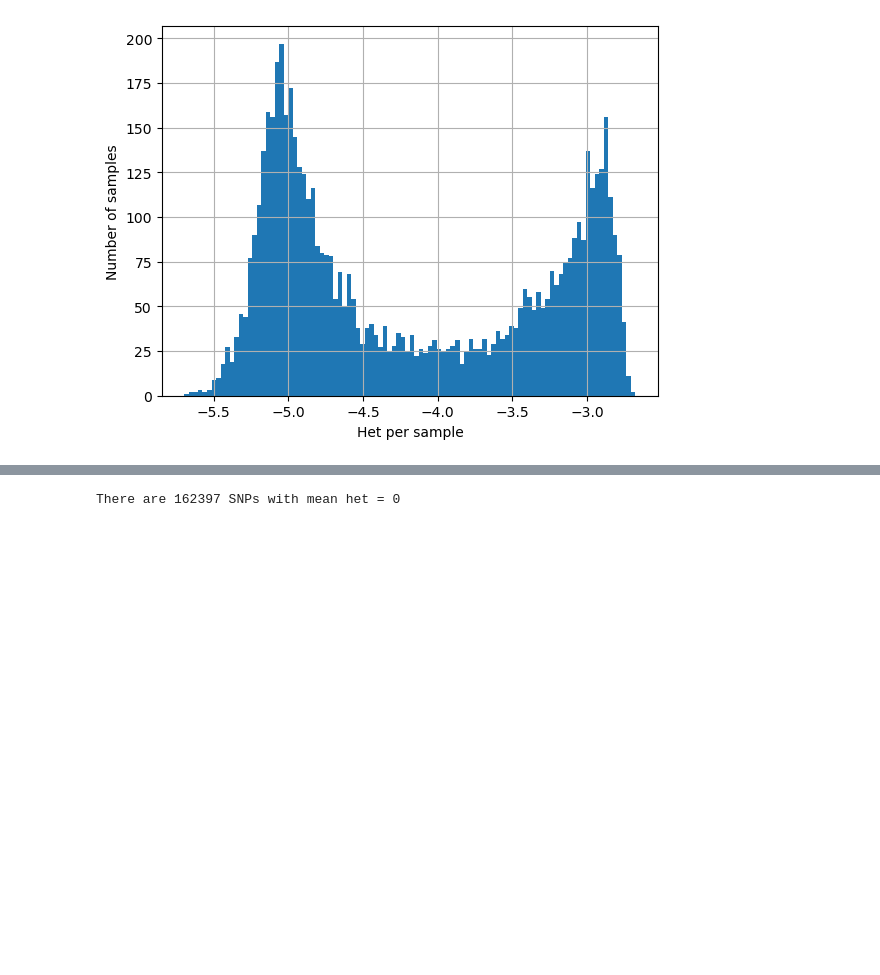
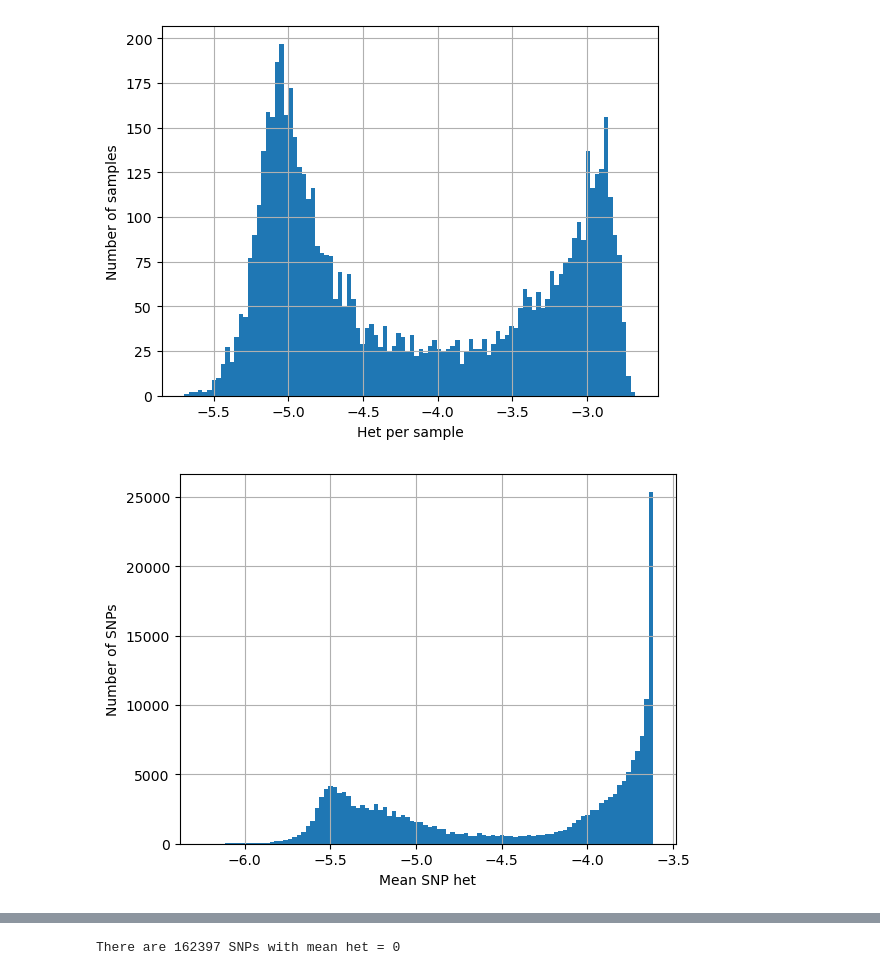
Before and after one commit to d-kwiat/gtg, a Jupyter notebook: Pf6_sanity_checks_230319.ipynb, the cells around one changed output, grey strips where cells are left out. Drawn from its saved outputs; the diff is of its cells as text; code cells hidden in the pictures; blank space fills up the shorter version.

```diff
--- a/Pf6_sanity_checks_230319.ipynb
+++ b/Pf6_sanity_checks_230319.ipynb
@@ -91,3 +91,30 @@ sample_het = np.array(het_per_sample)
 lo_het = sample_het < 3e-5
 hi_het = sample_het > 3e-4
 med_het = (sample_het >= 3e-5) & (sample_het <= 3e-4)
+# %%
+singleton_hi = []
+doubleton_hi = []
+
+for i in range(snp_count):
+
+    if np.count_nonzero(wiho_het[i, :][hi_het]) == 1:
+
+        mean_snp_het = stat.mean(wiho_het[i, :][hi_het])
+        singleton_lo.append(mean_snp_het) # error - should be hi
+
+    if np.count_nonzero(wiho_het[i, :][hi_het]) == 2:
+
+        mean_snp_het = stat.mean(wiho_het[i, :][hi_het])
+        doubleton_lo.append(mean_snp_het) # error - should be hi
+# %%
+# Singleton SNPs in high het samples
+# looking at their het in high het samples
+
+log_het_per_snp = [math.log(x, 10) for x in singleton_lo] # error - lo means hi
+plt.hist(log_het_per_snp, bins = 100)
+plt.xlabel('Mean SNP het')
+plt.ylabel('Number of SNPs')
+plt.grid()
+plt.show()
+# %% [output]
+[figure, added]
```
Also changed, not shown: parts of 4 cells of this notebook.
